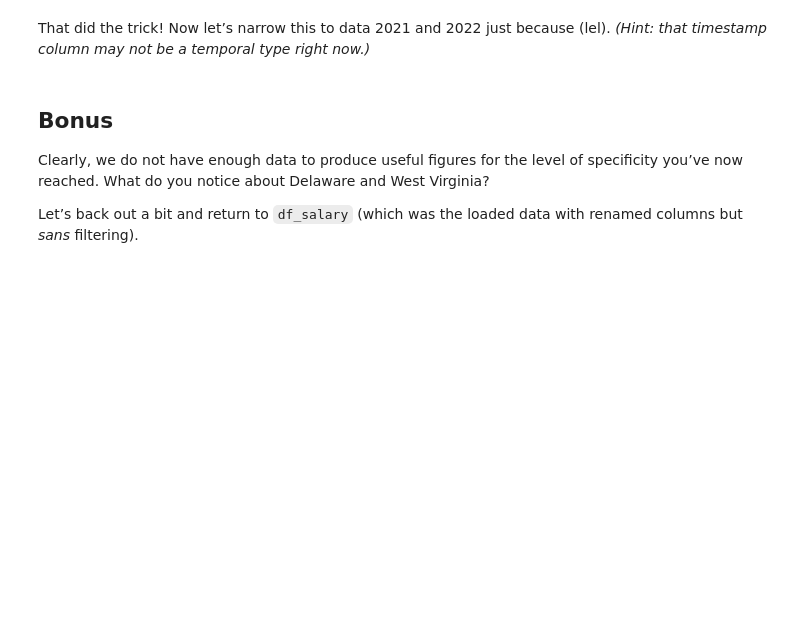
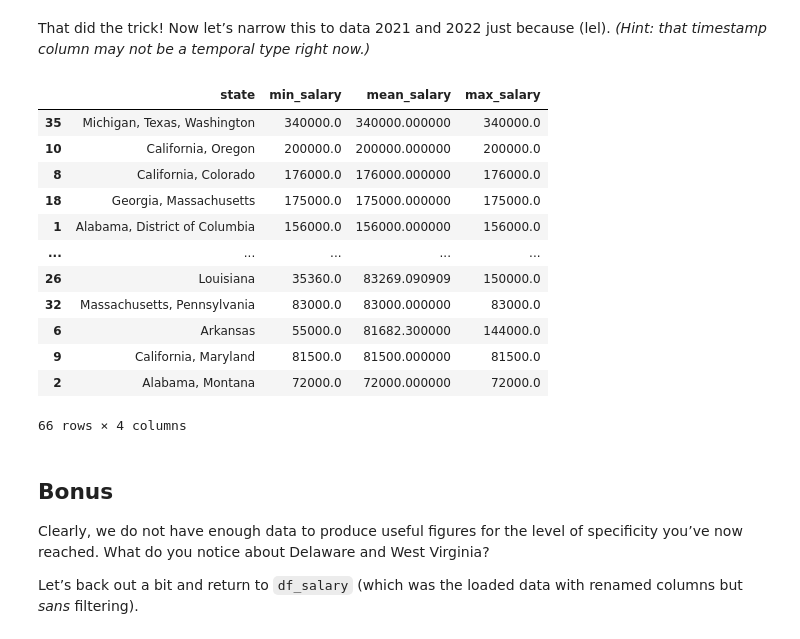
Before and after one commit to tsunar2002/ds-fall-2025-tue, a Jupyter notebook: Week-02-Pandas-Part-2-and-DS-Overview/exercise/Albert-Bagdasarov-HomeWork-week-02.ipynb, the cells around one changed output. Saved outputs shown, nothing was run; the diff lists cells and outputs as text; code cells hidden in the pictures; blank space fills up the shorter version.

```diff
--- a/Week-02-Pandas-Part-2-and-DS-Overview/exercise/Albert-Bagdasarov-HomeWork-week-02.ipynb
+++ b/Week-02-Pandas-Part-2-and-DS-Overview/exercise/Albert-Bagdasarov-HomeWork-week-02.ipynb
@@ -289,5 +358,29 @@ That did the trick! Now let’s narrow this to data 2021 and 2022 just because (
 # %%
 # Filter the data to within 2021, 2022, or 2023, saving the DataFrame to a new variable, and generate the summary again.
+report_df = df_salary_tech_usd[
+    (df_salary_tech_usd["timestamp"].dt.year >= 2021) &
+    (df_salary_tech_usd["timestamp"].dt.year <= 2023)
+]
+# %%
+report_df.groupby('state').agg(
+    min_salary = ("salary","min"),
+    mean_salary = ("salary","mean"),
+    max_salary = ("salary","max")
+).reset_index().sort_values(by="mean_salary", ascending=False)
+# %% [output]
+|  | state | min_salary | mean_salary | max_salary |
+| 35 | Michigan, Texas, Washington | 340000.0 | 340000.000000 | 340000.0 |
+| 10 | California, Oregon | 200000.0 | 200000.000000 | 200000.0 |
+| 8 | California, Colorado | 176000.0 | 176000.000000 | 176000.0 |
+| 18 | Georgia, Massachusetts | 175000.0 | 175000.000000 | 175000.0 |
+| 1 | Alabama, District of Columbia | 156000.0 | 156000.000000 | 156000.0 |
+| ... | ... | ... | ... | ... |
+| 26 | Louisiana | 35360.0 | 83269.090909 | 150000.0 |
+| 32 | Massachusetts, Pennsylvania | 83000.0 | 83000.000000 | 83000.0 |
+| 6 | Arkansas | 55000.0 | 81682.300000 | 144000.0 |
+| 9 | California, Maryland | 81500.0 | 81500.000000 | 81500.0 |
+| 2 | Alabama, Montana | 72000.0 | 72000.000000 | 72000.0 |
+66 rows × 4 columns
 # %% [markdown]
 ## Bonus
 
```
Also changed, not shown: parts of 26 cells of this notebook.
